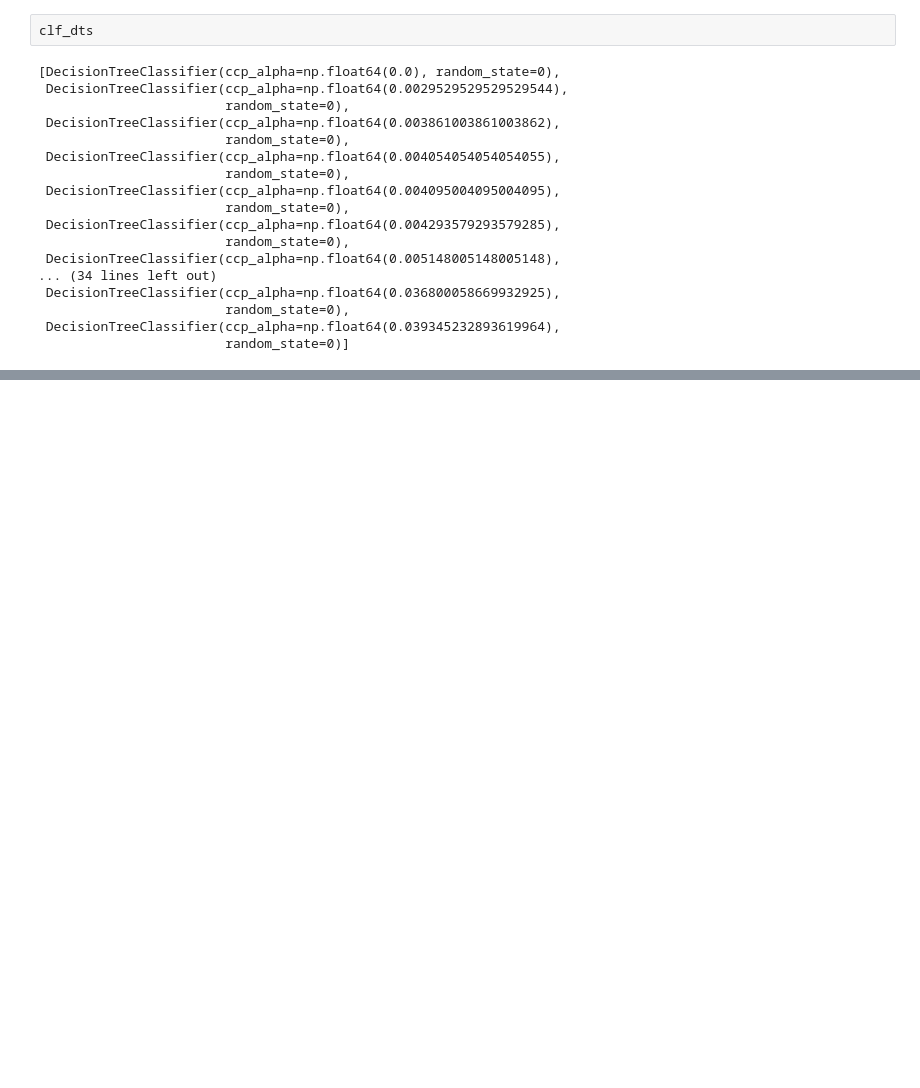
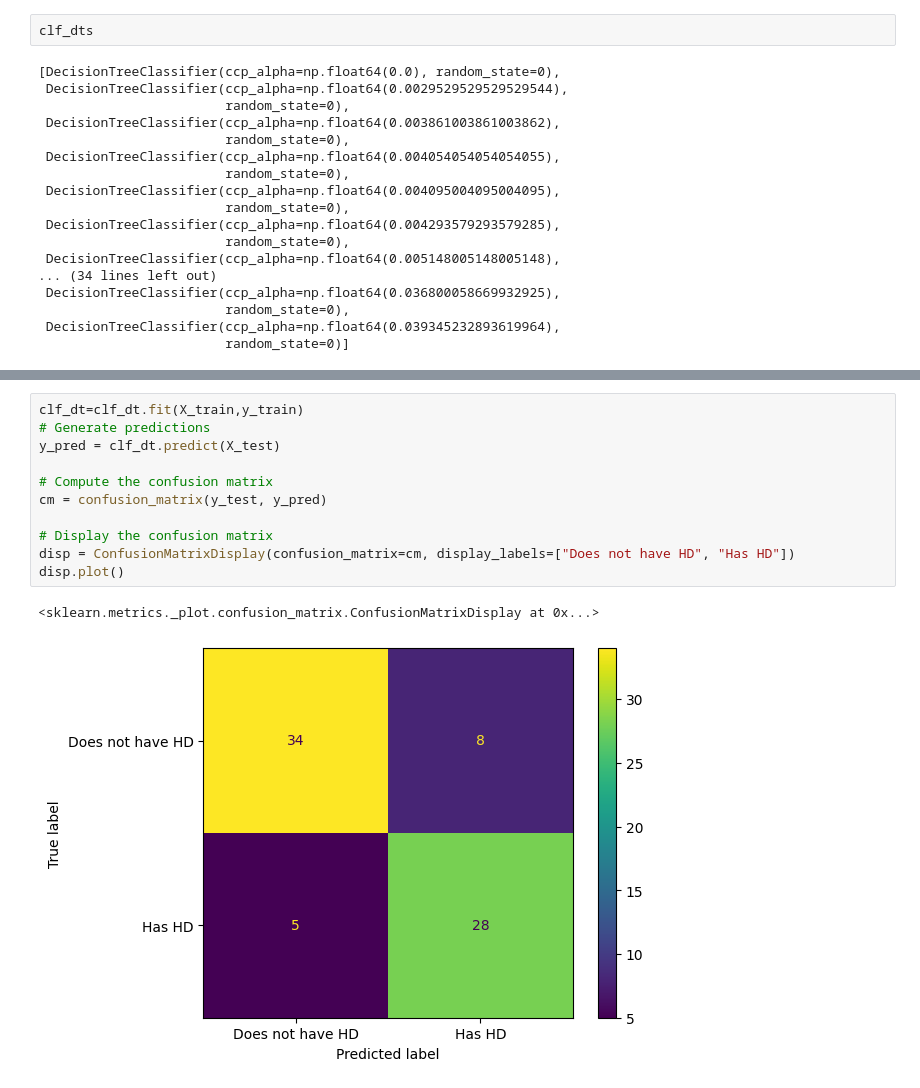
Before and after one commit to Niranjan683/MLprojects, a Jupyter notebook: decision_tree/DT_bystat.ipynb, the cells around one changed output, grey strips where cells are left out. Saved outputs shown, nothing was run; the diff lists cells and outputs as text; blank space fills up the shorter version.

```diff
--- a/decision_tree/DT_bystat.ipynb
+++ b/decision_tree/DT_bystat.ipynb
@@ -297,0 +333,14 @@ clf_dts
+# %%
+clf_dt=clf_dt.fit(X_train,y_train)
+# Generate predictions
+y_pred = clf_dt.predict(X_test)
+
+# Compute the confusion matrix
+cm = confusion_matrix(y_test, y_pred)
+
+# Display the confusion matrix
+disp = ConfusionMatrixDisplay(confusion_matrix=cm, display_labels=["Does not have HD", "Has HD"])
+disp.plot()
+# %% [output]
+<sklearn.metrics._plot.confusion_matrix.ConfusionMatrixDisplay at 0x...>
+[figure, added]
```
Also changed, not shown: parts of 6 cells of this notebook, 3 other files.
